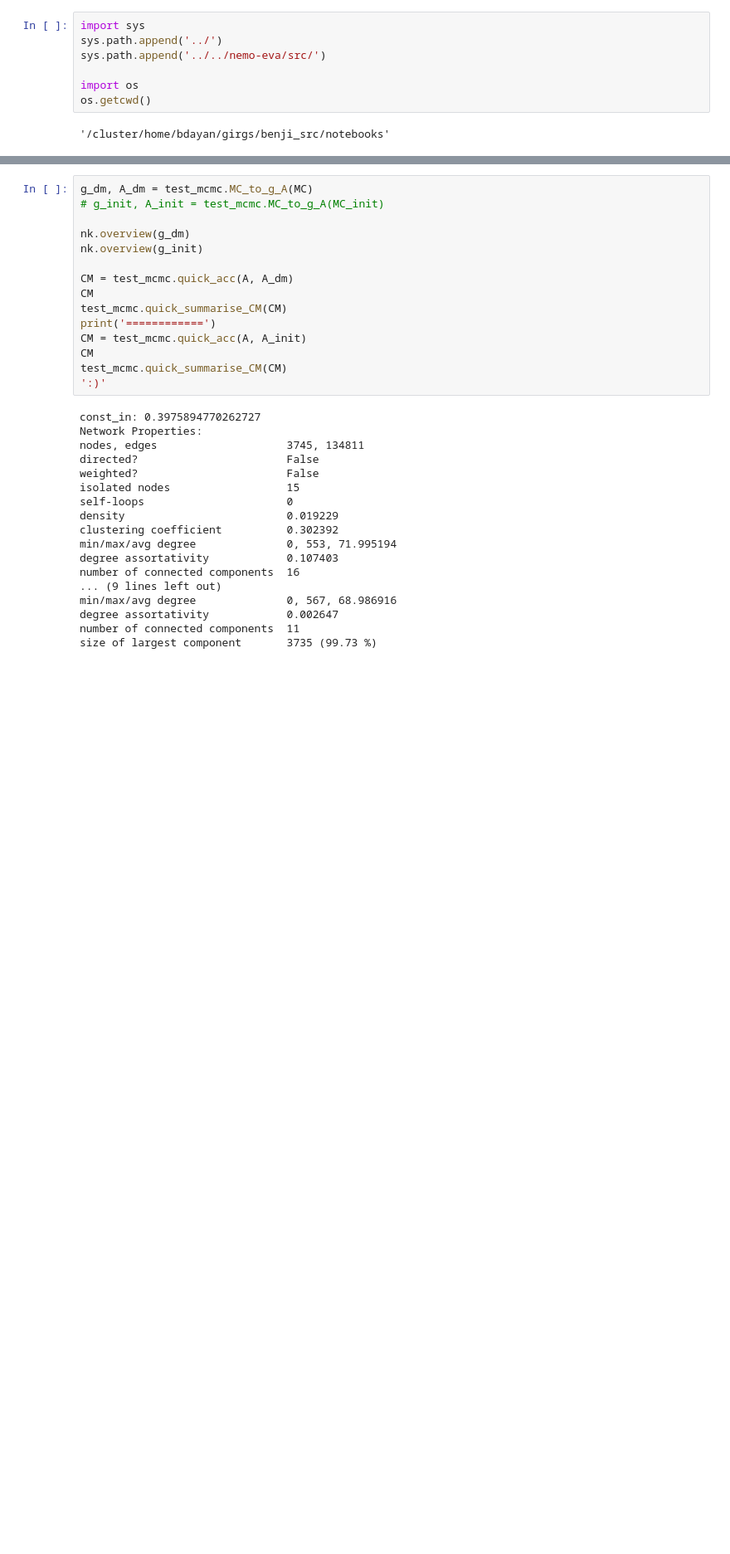
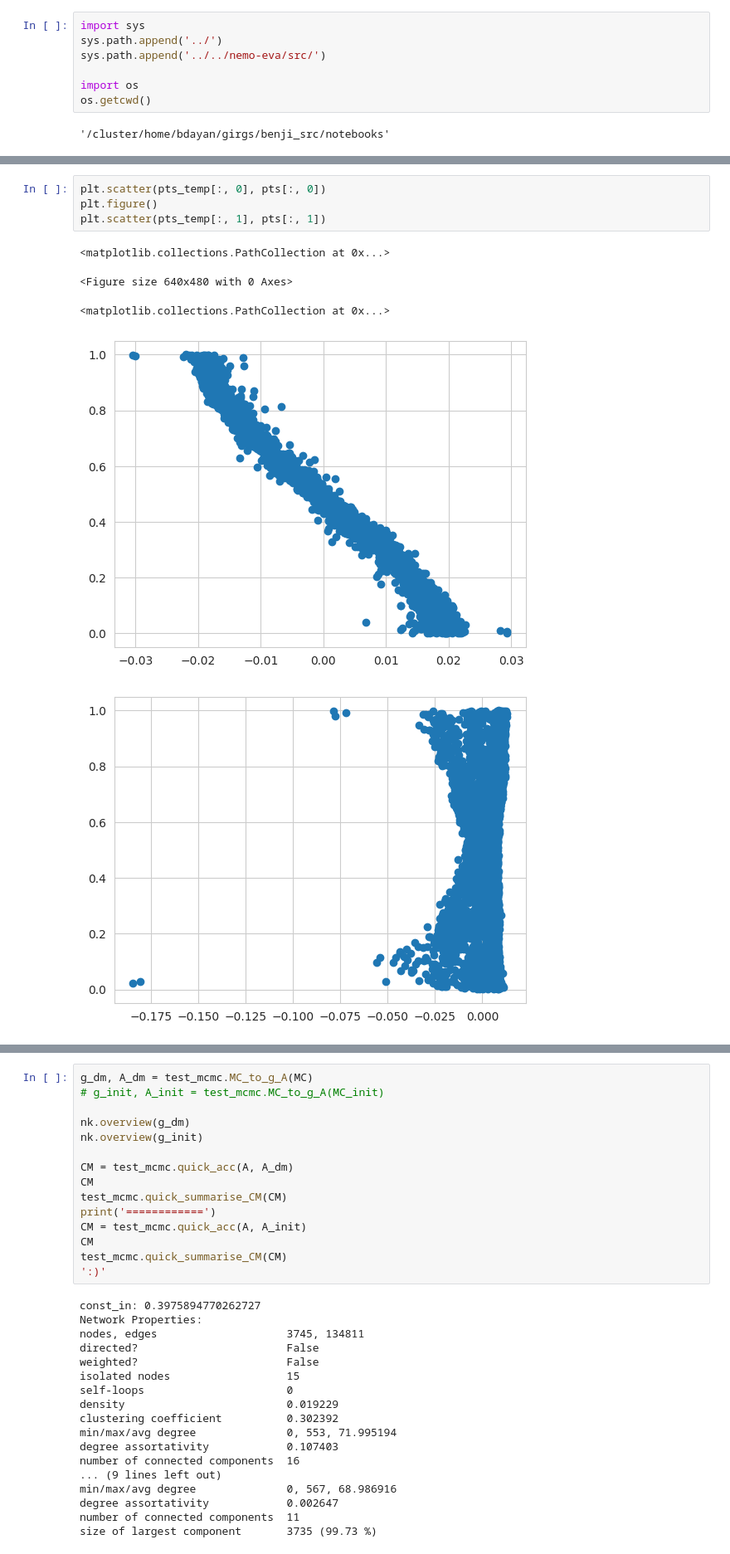
Before and after one commit to BenjiDayan/GIRGs, a Jupyter notebook: benji_src/notebooks/MCMC_girgtest.ipynb, the cells around one changed output, grey strips where cells are left out. Shown at 83% size. Saved outputs shown, nothing was run; the diff lists cells and outputs as text; blank space fills up the shorter version.

```diff
--- a/benji_src/notebooks/MCMC_girgtest.ipynb
+++ b/benji_src/notebooks/MCMC_girgtest.ipynb
@@ -124,0 +132,10 @@ size of largest component       3745 (100.00 %)
+# %%
+plt.scatter(pts_temp[:, 0], pts[:, 0])
+plt.figure()
+plt.scatter(pts_temp[:, 1], pts[:, 1])
+# %% [output]
+<matplotlib.collections.PathCollection at 0x...>
+<Figure size 640x480 with 0 Axes>
+<matplotlib.collections.PathCollection at 0x...>
+[figure, added]
+[figure, added]
```
Also changed, not shown: parts of 60 cells of this notebook, 12 other files.
